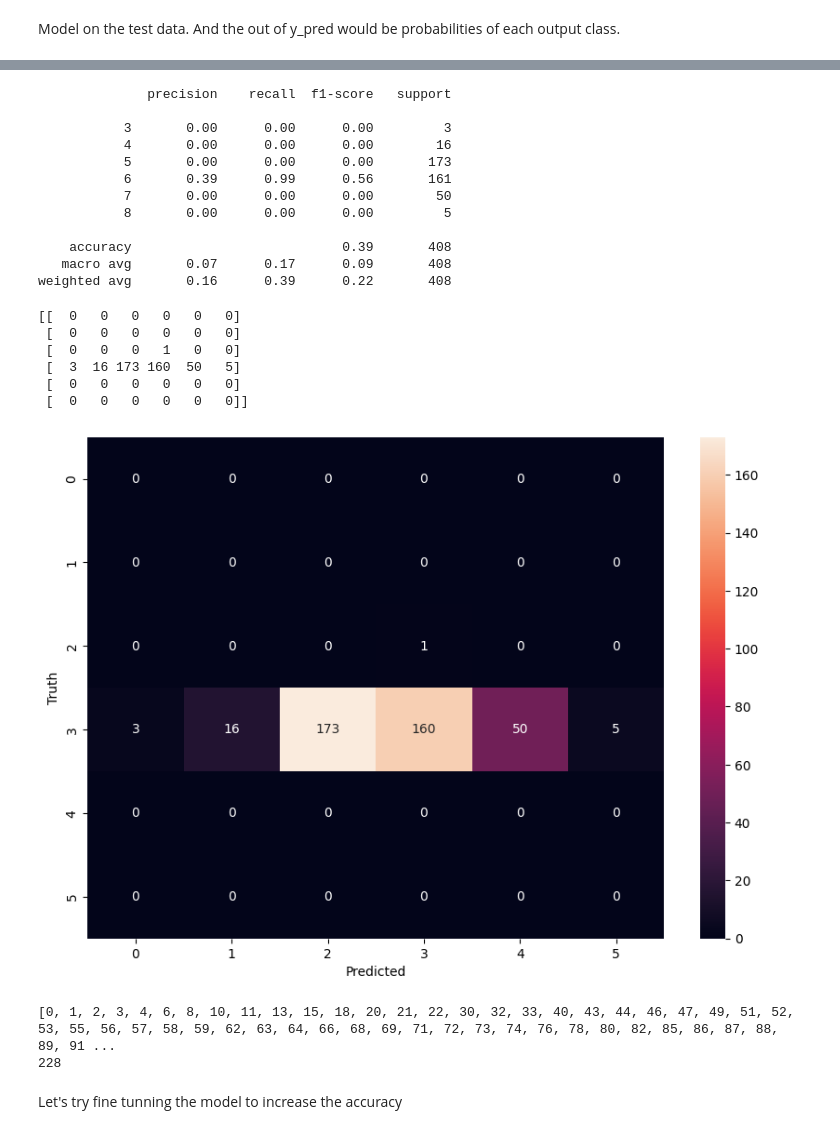
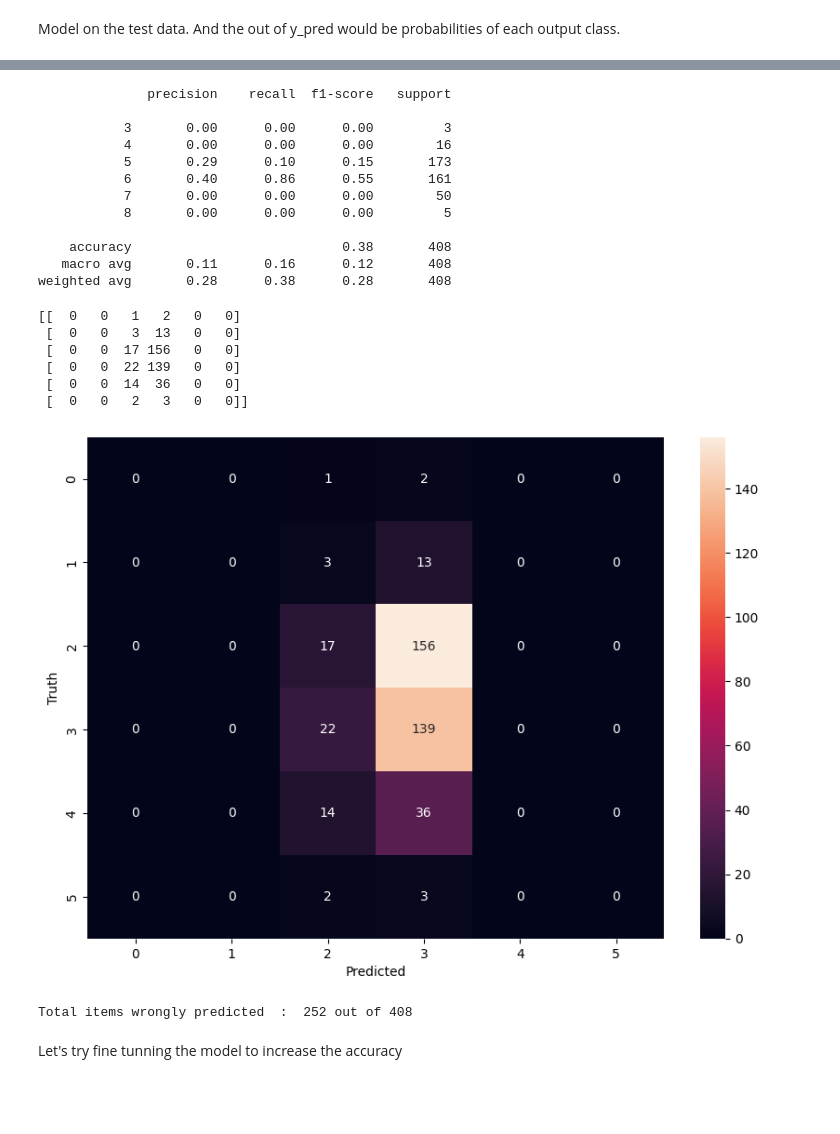
Before and after one commit to adithya72/Deep-Learning, a Jupyter notebook: SingalQualityPredictionModel.ipynb, the cells around one changed output, grey strips where cells are left out. Drawn from its saved outputs; the diff is of its cells as text; code cells hidden in the pictures; blank space fills up the shorter version.

```diff
--- a/SingalQualityPredictionModel.ipynb
+++ b/SingalQualityPredictionModel.ipynb
@@ -197,6 +197,20 @@ for col in signaldata_withoutDup.select_dtypes(include=np.float64).columns.tolis
     plt.subplot(1, 2, 2)
     sns.boxplot(x=signaldata_withoutDup[col])
     plt.show()
+    #Quartiles segment distribution
+    Q1 = signaldata_withoutDup[col].quantile(0.25)
+    Q2 = signaldata_withoutDup[col].quantile(0.50)
+    Q3 = signaldata_withoutDup[col].quantile(0.75)
+    IQR = Q3 - Q1
+    L_W = (Q1 - 1.5 *IQR)
+    U_W = (Q3 + 1.5 *IQR)
+    print('Q1 is : ',Q1)
+    print('Q2 is : ',Q2)
+    print('Q3 is : ',Q3)
+    print('IQR is:',IQR)
+    print('Lower Whisker, Upper Whisker : ',L_W,',',U_W)
+    bools = (signaldata_withoutDup[col] < (Q1 - 1.5 *IQR)) |(signaldata_withoutDup[col] > (Q3 + 1.5 * IQR))
+    print('Number of outliers are:',bools.sum())
 # %% [output]
 Parameter 1
 Skew : 0.94
@@ -236,2 +274,20 @@ In summary,
 # %% [markdown]
 # 2. Data preprocessing
+# %%
+# Treat outliers
+cols=[]
+for col in signaldata_withoutDup.select_dtypes(include=np.float64).columns.tolist():
+    #calculating the outiers in attribute
+    Q1 = signaldata_withoutDup[col].quantile(0.25)
+    Q2 = signaldata_withoutDup[col].quantile(0.50)
+    Q3 = signaldata_withoutDup[col].quantile(0.75)
+    IQR = Q3 - Q1
+    L_W = (Q1 - 1.5 *IQR)
+    U_W = (Q3 + 1.5 *IQR)
+    up_cnt = signaldata_withoutDup[signaldata_withoutDup[col]>U_W][col].shape[0]
+    #print('Upper count=',up_cnt)
+    lw_cnt = signaldata_withoutDup[signaldata_withoutDup[col]<L_W][col].shape[0]
+    #print('lower count=',lw_cnt)
+    if(up_cnt+lw_cnt) > 0:
+      signaldata_withoutDup.loc[signaldata_withoutDup[col] > U_W,col] = U_W
+      signaldata_withoutDup.loc[signaldata_withoutDup[col] < L_W,col] = L_W
@@ -406,11 +476,11 @@ model = Sequential()
 
 #add one layer -
 #Dense = every node connected to every node,
-#num_classes = no of nodes,
+#no of nodes = 10,
 #activation is softmax function which returns probability, given it's classification problem
 #input shape = no of inputs
 #softmax takes all output and divides by sum of outputs to check the probability of y^ to y.
-model.add(Dense(num_classes, activation="softmax", kernel_initializer="he_uniform",input_shape=(inputs,)))
+model.add(Dense(10, activation="softmax", kernel_initializer="he_uniform",input_shape=(inputs,)))
 
 
 #Model optimizer functions - RMSprop, Adagrad - adam and SGD - Stochastic Gradient Descent - we will choose Adam to start with
@@ -442,7 +512,7 @@ reduce_lr = ReduceLROnPlateau(monitor='val_loss', factor=0.1, patience=2,min_lr=
 callbacks = [checkpoint, reduce_lr]
 # %%
 # ready to train the model
-history = model.fit(X_train_Norm, y_train_cat, batch_size=30, epochs=10,verbose=2,callbacks=callbacks,validation_split=0.2)
+history = model.fit(X_train_Norm, y_train_cat, batch_size=10, epochs=10,verbose=2,callbacks=callbacks,validation_split=0.2)
 # %% [output]
 Epoch 1/10
 
@@ -523,32 +593,32 @@ print(classification_report(y_test_label, y_pred_final))
 
            3       0.00      0.00      0.00         3
            4       0.00      0.00      0.00        16
-           5       0.00      0.00      0.00       173
-           6       0.39      0.99      0.56       161
+           5       0.29      0.10      0.15       173
+           6       0.40      0.86      0.55       161
            7       0.00      0.00      0.00        50
            8       0.00      0.00      0.00         5
 
-    accuracy                           0.39       408
-   macro avg       0.07      0.17      0.09       408
-weighted avg       0.16      0.39      0.22       408
+    accuracy                           0.38       408
+   macro avg       0.11      0.16      0.12       408
+weighted avg       0.28      0.38      0.28       408
 # %%
 from sklearn.metrics import confusion_matrix
 import seaborn as sns
-cm = confusion_matrix(y_pred_final, y_test)
+cm = confusion_matrix(y_test_label, y_pred_final)
 print(cm)
 plt.figure(figsize=(10,7))
 sns.heatmap(cm,annot=True,fmt='d')
 plt.xlabel('Predicted')
 plt.ylabel('Truth')
 plt.show()
 # %% [output]
-[[  0   0   0   0   0   0]
- [  0   0   0   0   0   0]
- [  0   0   0   1   0   0]
- [  3  16 173 160  50   5]
- [  0   0   0   0   0   0]
- [  0   0   0   0   0   0]]
+[[  0   0   1   2   0   0]
+ [  0   0   3  13   0   0]
+ [  0   0  17 156   0   0]
+ [  0   0  22 139   0   0]
+ [  0   0  14  36   0   0]
+ [  0   0   2   3   0   0]]
-[figure, old version]
+[figure, new version]
 # %%
 #Misclassified numbers
 index=0
@@ -557,10 +627,8 @@ for label, predict in zip(y_test_label,y_pred_final):
   if label != predict:
     misclassified_inputs.append(index)
   index += 1
-print(misclassified_inputs)
-print(len(misclassified_inputs))
+print("Total items wrongly predicted  : ", len(misclassified_inputs), "out of", len(y_test))
 # %% [output]
-[0, 1, 2, 3, 4, 6, 8, 10, 11, 13, 15, 18, 20, 21, 22, 30, 32, 33, 40, 43, 44, 46, 47, 49, 51, 52, 53, 55, 56, 57, 58, 59, 62, 63, 64, 66, 68, 69, 71, 72, 73, 74, 76, 78, 80, 82, 85, 86, 87, 88, 89, 91 ...
-228
+Total items wrongly predicted  :  252 out of 408
 # %% [markdown]
 Let's try fine tunning the model to increase the accuracy
```
Also changed, not shown: parts of 34 cells of this notebook.
